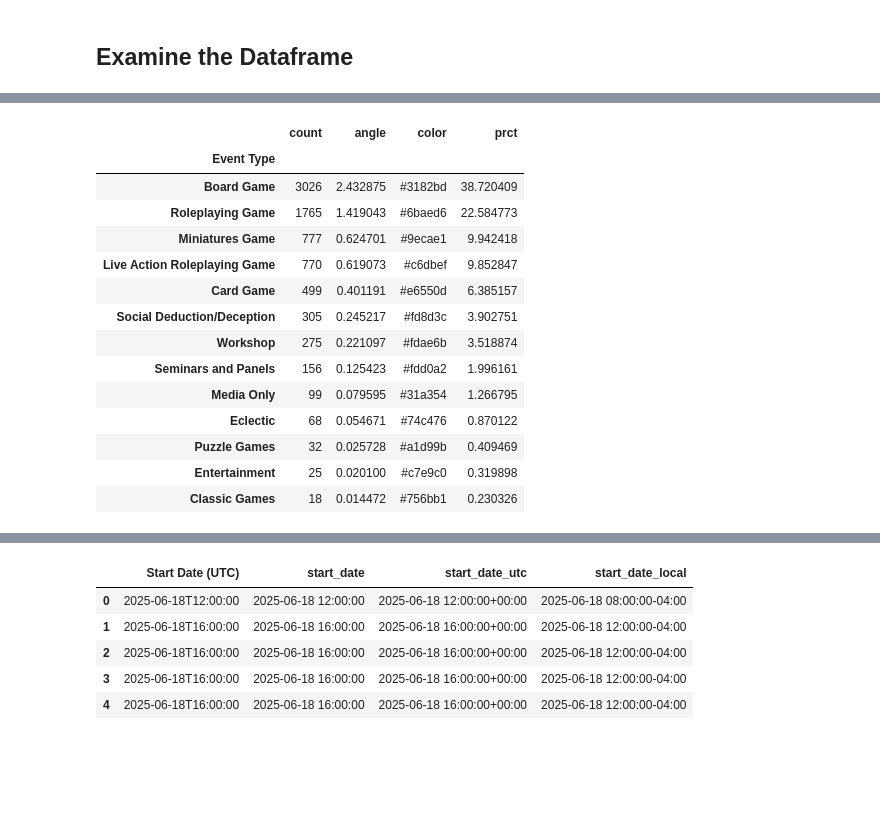
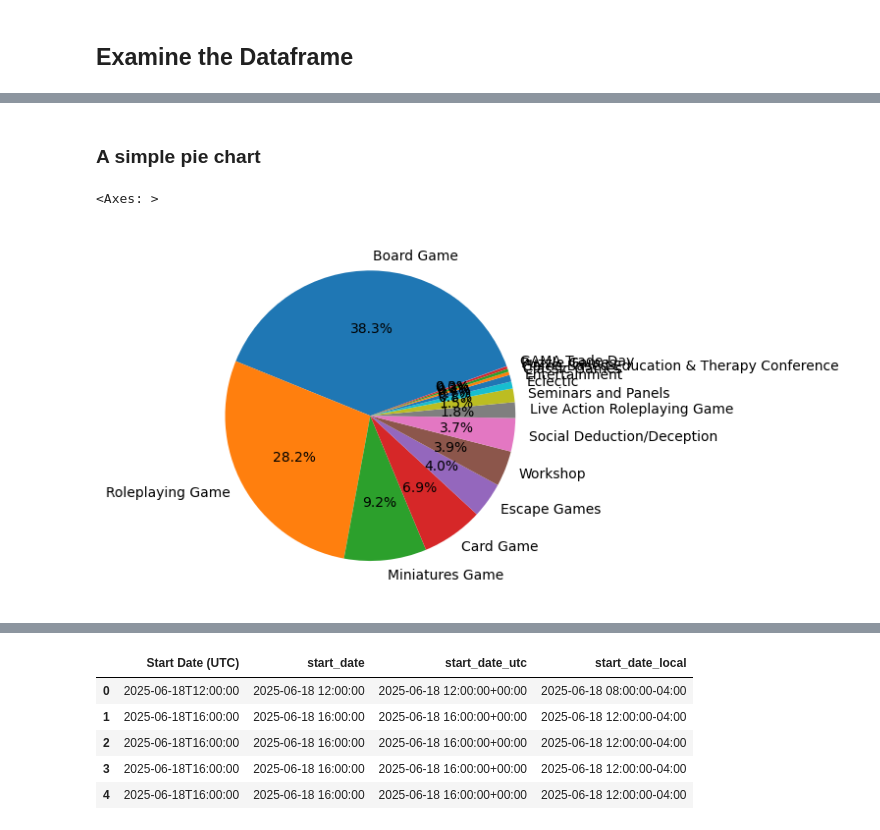
Before and after one commit to jocassid/Talk-PandasBasics, a Jupyter notebook: origins_schedule.ipynb, the cells around one changed output, grey strips where cells are left out. Saved outputs shown, nothing was run; the diff lists cells and outputs as text; code cells hidden in the pictures; blank space fills up the shorter version.

```diff
--- a/origins_schedule.ipynb
+++ b/origins_schedule.ipynb
@@ -134,26 +113,8 @@ df2.index=Index(['Board Game', 'Roleplaying Game', 'Miniatures Game',
+# %% [markdown]
+### A simple pie chart
 # %%
-from math import pi
-
-from bokeh.palettes import Category20c
-
-total = df2['count'].sum()
-df2['angle'] = df2['count'] / total * 2 * pi
-df2['color'] = Category20c[len(df2)]
-df2['prct'] = df2['count'] / total * 100
-df2
+# A quick and dirty pie chart (uses the Matplot lib library)
+df['Event Type'].value_counts().plot.pie(autopct='%1.1f%%', startangle=20)
 # %% [output]
-|  | count | angle | color | prct |
-| Event Type |  |  |  |  |
-| Board Game | 3026 | 2.432875 | #3182bd | 38.720409 |
-| Roleplaying Game | 1765 | 1.419043 | #6baed6 | 22.584773 |
-| Miniatures Game | 777 | 0.624701 | #9ecae1 | 9.942418 |
-| Live Action Roleplaying Game | 770 | 0.619073 | #c6dbef | 9.852847 |
-| Card Game | 499 | 0.401191 | #e6550d | 6.385157 |
-| Social Deduction/Deception | 305 | 0.245217 | #fd8d3c | 3.902751 |
-| Workshop | 275 | 0.221097 | #fdae6b | 3.518874 |
-| Seminars and Panels | 156 | 0.125423 | #fdd0a2 | 1.996161 |
-| Media Only | 99 | 0.079595 | #31a354 | 1.266795 |
-| Eclectic | 68 | 0.054671 | #74c476 | 0.870122 |
-| Puzzle Games | 32 | 0.025728 | #a1d99b | 0.409469 |
-| Entertainment | 25 | 0.020100 | #c7e9c0 | 0.319898 |
-| Classic Games | 18 | 0.014472 | #756bb1 | 0.230326 |
+<Axes: >
+[figure, added]
```
Also changed, not shown: parts of 64 cells of this notebook, 3 other files.
